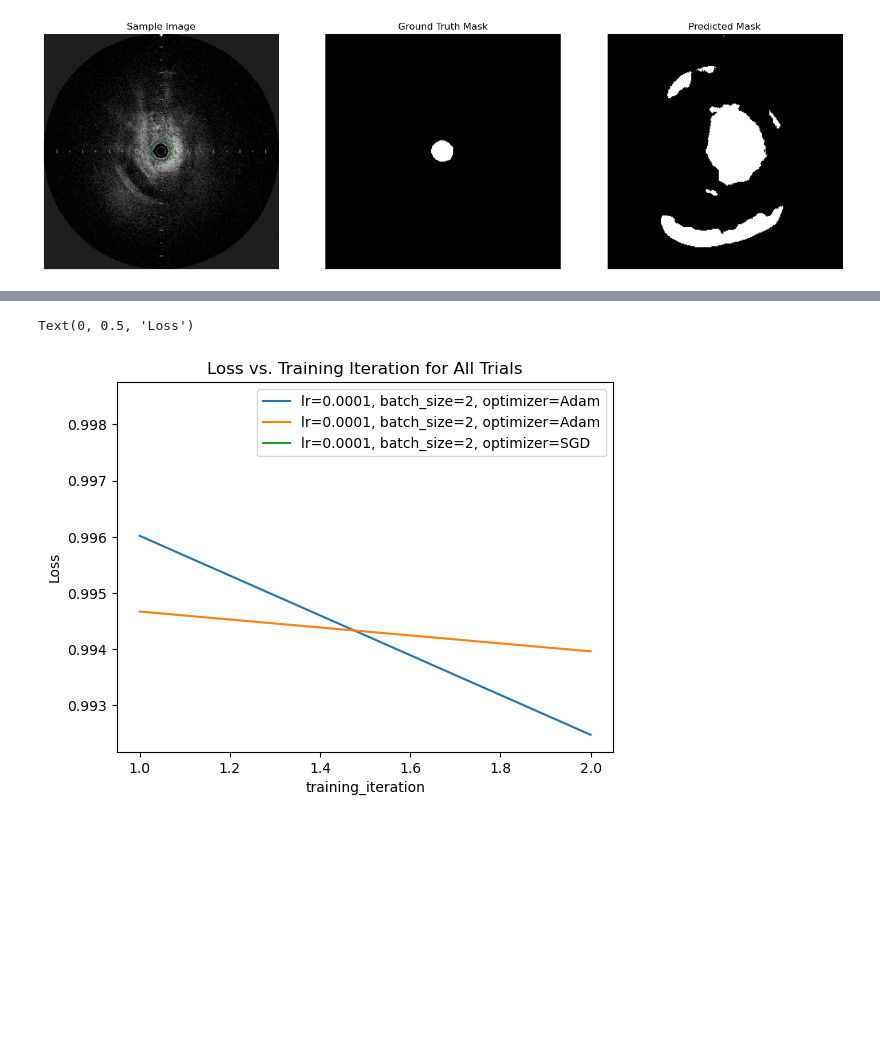
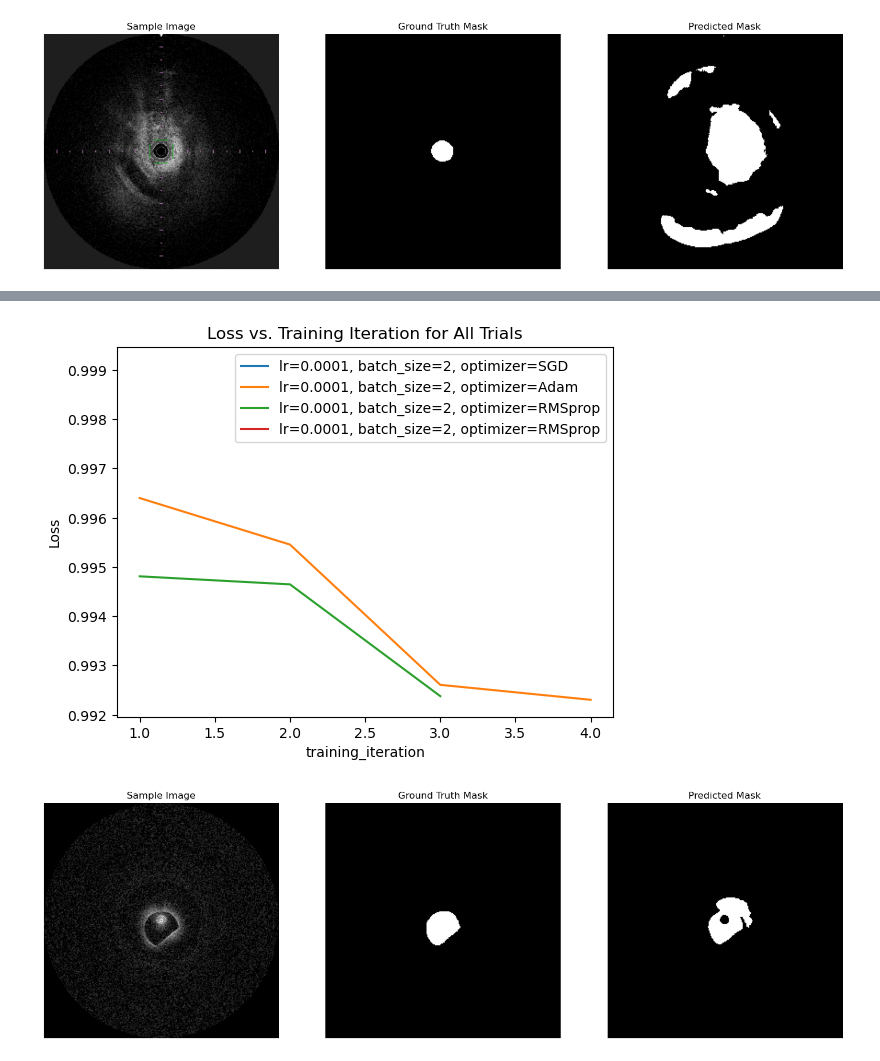
Before and after one commit to SamuelJessen/OCTSegmenter, a Jupyter notebook: training_loop.ipynb, the cells around one changed output, grey strips where cells are left out. Drawn from its saved outputs; the diff is of its cells as text; code cells hidden in the pictures; blank space fills up the shorter version.

```diff
--- a/training_loop.ipynb
+++ b/training_loop.ipynb
@@ -579,6 +582,6 @@ OSError: [WinError 112] Failed copying 'C:/Users/johan/AppData/Local/Temp/tmp1yv
 # %%
 storage_path = r"C:\Users\johan\ray_results"
-exp_name = "train_model_2024-11-23_15-39-59"
+exp_name = "train_model_2024-11-23_16-28-15"
 experiment_path = os.path.join(storage_path, exp_name)
 print(f"Loading results from {experiment_path}...")
 
@@ -620,4 +623,71 @@ for result in result_grid:
         result.metrics_dataframe.plot("training_iteration", "loss", ax=ax, label=label)
 ax.set_title("Loss vs. Training Iteration for All Trials")
 ax.set_ylabel("Loss")
+
+from ray.train import Result
+
+# Get the result with the maximum test set `mean_accuracy`
+best_result: Result = result_grid.get_best_result()
+
+print("Best trial config: {}".format(best_result.config))
+
+# Get the best trial's final loss and accuracy
+best_loss = best_result.metrics["loss"]
+print("Best trial final test set loss: {}".format(best_loss))
+best_accuracy = best_result.metrics["accuracy"]
+print("Best trial final test set accuracy: {}".format(best_accuracy))
+
+# Load the best model
+if torch.cuda.is_available():
+    device = torch.device("cuda:0")
+else:
+    device = torch.device("cpu")
+
+best_trained_model = Net().to(device)
+
+# Load the best checkpoint
+checkpoint_path = os.path.join(best_result.checkpoint.to_directory(), "checkpoint.pt")
+
+model_state, optimizer_state = torch.load(checkpoint_path, weights_only=True)
+best_trained_model.load_state_dict(model_state)
+
+# Set the model to evaluation mode
+best_trained_model.eval()
+
+# Load a sample image from the test dataset
+root_dir = r"D:\OneDrive - Aarhus Universitet\9. Semester\Deep Learning\data_gentuity"
+transform = transforms.Compose([
+    transforms.Resize((256, 256), interpolation=Image.NEAREST),
+    transforms.ToTensor(),
+])
+test_dataset = OCTDataset(root_dir, transform=transform, train=False, is_gentuity=True)
+random_indices = np.random.choice(len(test_dataset), 1, replace=False)
+sample_image, sample_mask, _, _ = test_dataset[random_indices[0]]  # Change the index to load a different sample
+
+# Move the sample image to the appropriate device
+sample_image = sample_image.to(device).unsqueeze(0)  # Add batch dimension
+
+# Make a prediction
+with torch.no_grad():
+    prediction = best_trained_model(sample_image)
+
+# Convert the prediction to a binary mask
+predicted_mask = (prediction > 0.5).float()
+
+# Plot the sample image, ground truth mask, and predicted mask
+fig, ax = plt.subplots(1, 3, figsize=(18, 6))
+
+ax[0].imshow(sample_image.squeeze().permute(1, 2, 0).cpu().numpy())
+ax[0].set_title("Sample Image")
+ax[0].axis('off')
+
+ax[1].imshow(sample_mask.squeeze().cpu().numpy(), cmap='gray')
+ax[1].set_title("Ground Truth Mask")
+ax[1].axis('off')
+
+ax[2].imshow(predicted_mask.squeeze().cpu().numpy(), cmap='gray')
+ax[2].set_title("Predicted Mask")
+ax[2].axis('off')
+
+plt.show()
 # %% [output]
@@ -632,2 +706,2 @@ Longest training time: 67.63923478126526
-Text(0, 0.5, 'Loss')
-[figure, old version]
+[figure, new version]
+[figure, added]
```
Also changed, not shown: parts of 4 cells of this notebook, 2 other files.
